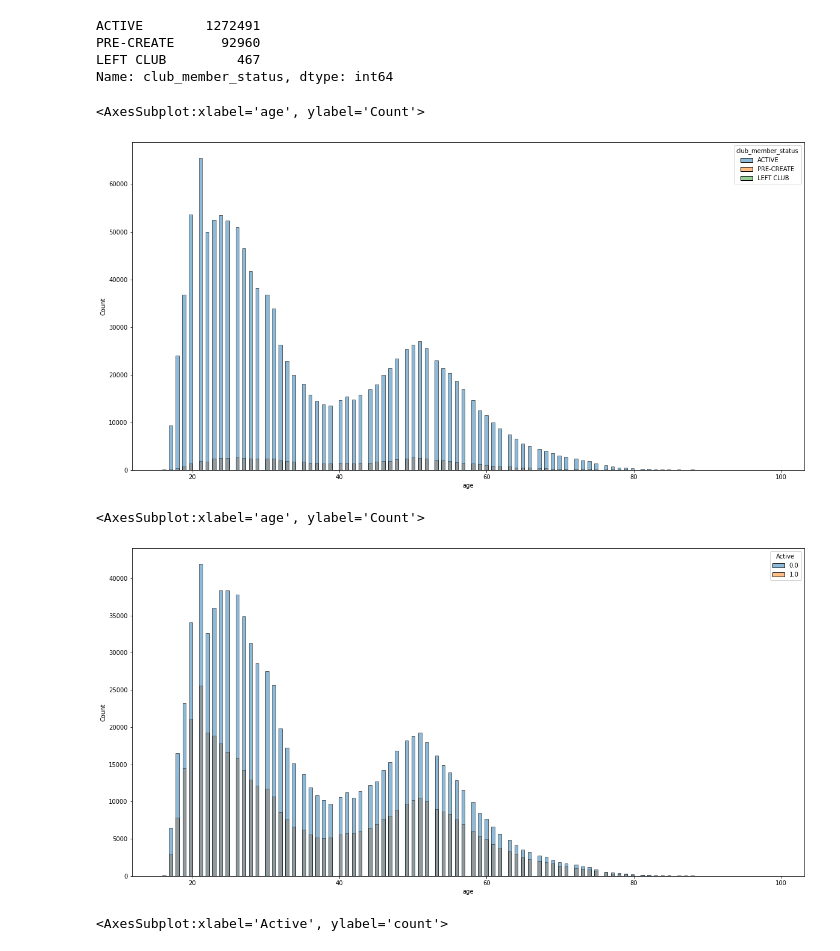
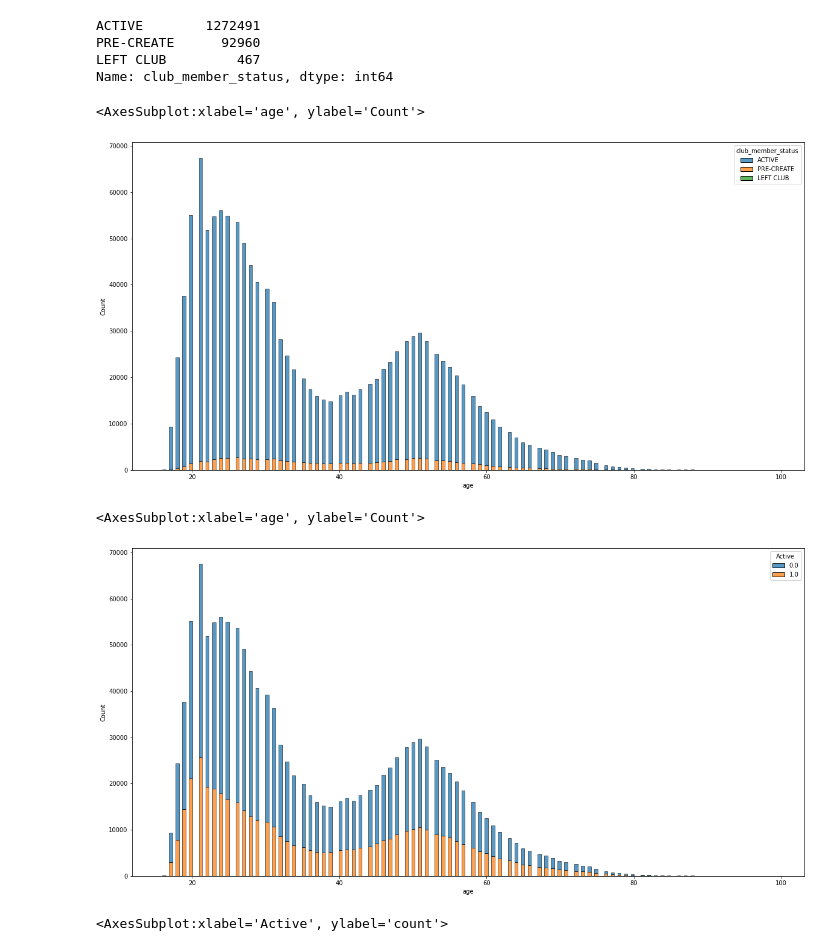
Before and after one commit to theflyingd/fashion-recommender, a Jupyter notebook: notebooks/Initial_EDA_CMM.ipynb, the cells around one changed output. Drawn from its saved outputs; the diff is of its cells as text; code cells hidden in the pictures.

```diff
--- a/notebooks/Initial_EDA_CMM.ipynb
+++ b/notebooks/Initial_EDA_CMM.ipynb
@@ -93,18 +77,18 @@ Name: club_member_status, dtype: int64
 # %%
 # Plot age and club member status
 fig = plt.figure(figsize=(20, 10))
-sns.histplot(x='age', hue='club_member_status', data=df_cust)
+sns.histplot(x='age', hue='club_member_status', data=df_cust, multiple="stack")
 # %% [output]
 <AxesSubplot:xlabel='age', ylabel='Count'>
-[figure, old version]
+[figure, new version]
 # %%
-# Plot age and "Active"-column:
+# Plot age and "Active"-column (active for communication):
 
 fig = plt.figure(figsize=(20, 10))
-sns.histplot(x='age', hue='Active', data=df_cust)
+sns.histplot(x='age', hue='Active', data=df_cust, multiple="stack")
 # %% [output]
 <AxesSubplot:xlabel='age', ylabel='Count'>
-[figure, old version]
+[figure, new version]
 # %%
 sns.countplot(x="Active", hue="FN", data=df_cust)
 # %% [output]
```
Also changed, not shown: parts of 23 cells of this notebook, 1 other file.
